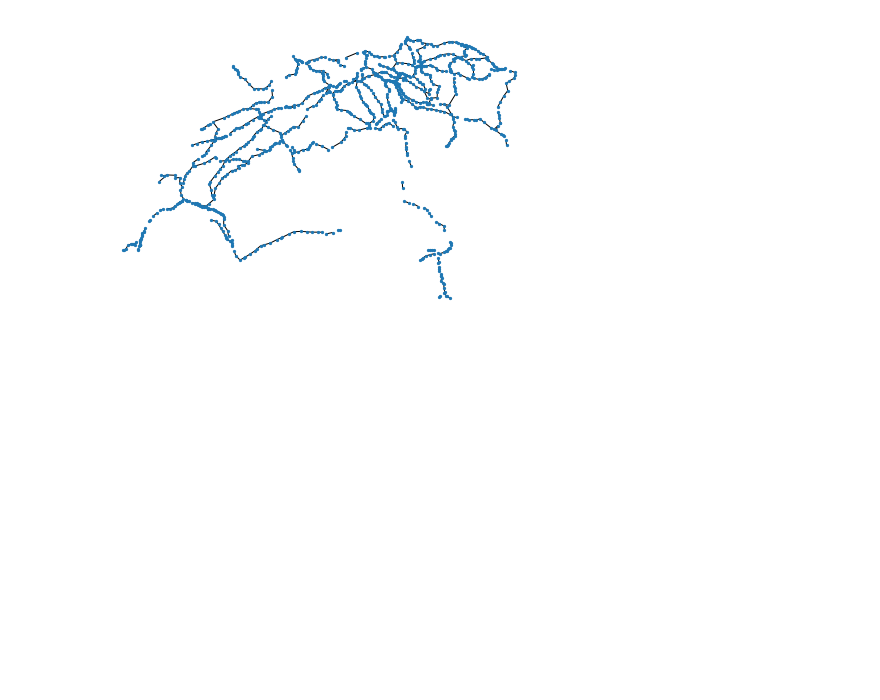
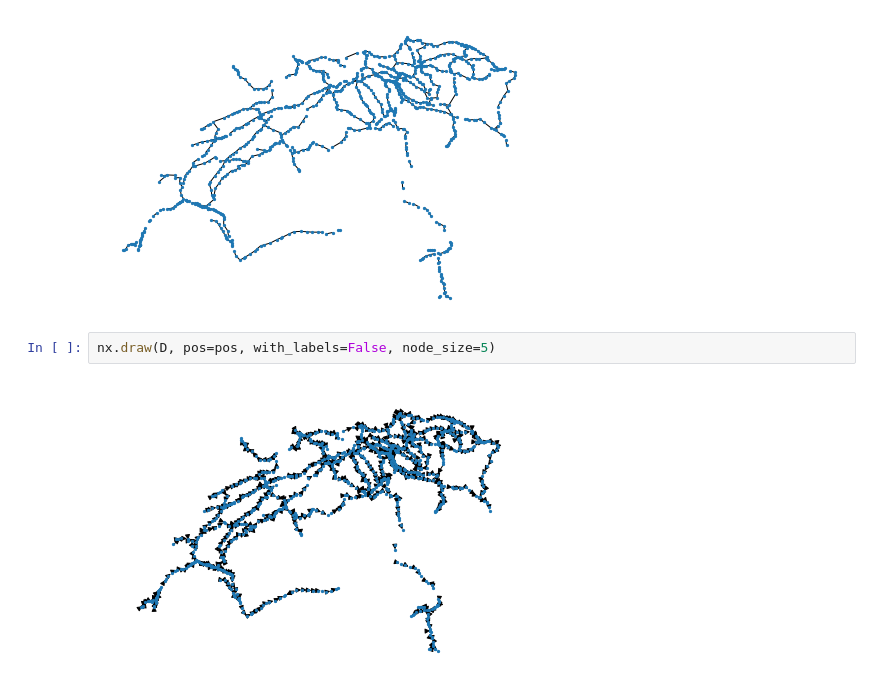
Before and after one commit to GAnagno/Social-Web, a Jupyter notebook: SBB.ipynb, the cells around one changed output. Cells and saved outputs as stored; diff of their text form; blank space fills up the shorter version.

```diff
--- a/SBB.ipynb
+++ b/SBB.ipynb
@@ -128,3 +87,7 @@ len(G.edges())
 nx.draw(G, pos=pos, with_labels=False, node_size=5)
 # %% [output]
 [figure]
+# %%
+nx.draw(D, pos=pos, with_labels=False, node_size=5)
+# %% [output]
+[figure, added]
```
Also changed, not shown: parts of 8 cells of this notebook.
